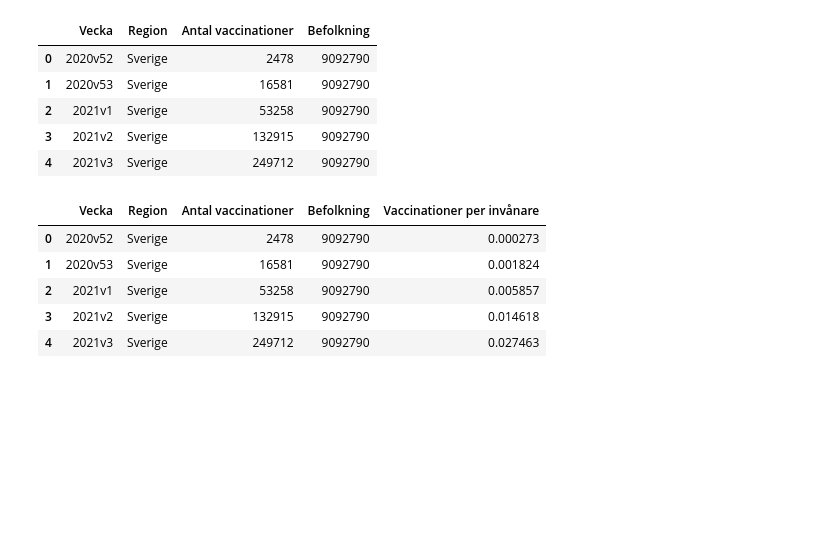
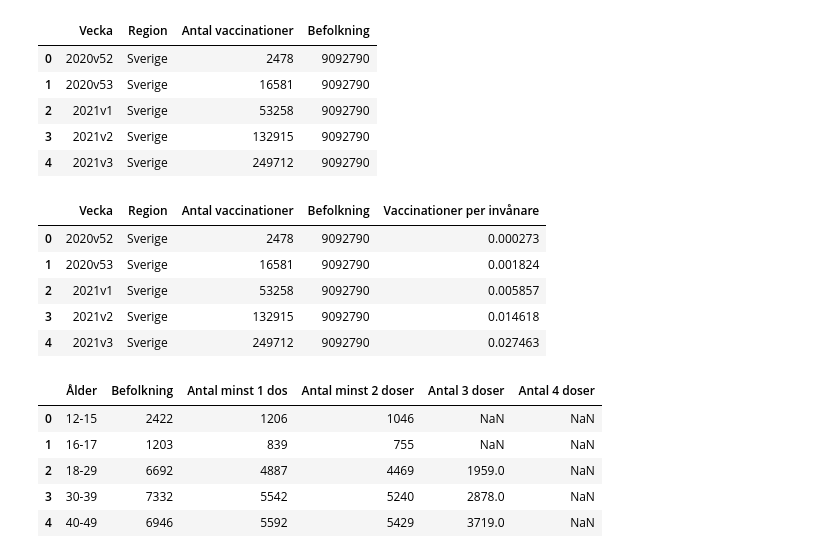
Before and after one commit to Andreas-Svensson/data_processing, a Jupyter notebook: Laboration_Covid19/E3_Data_KPI_Analysis.ipynb, the cells around one changed output. Saved outputs shown, nothing was run; the diff lists cells and outputs as text; code cells hidden in the pictures; blank space fills up the shorter version.

```diff
--- a/Laboration_Covid19/E3_Data_KPI_Analysis.ipynb
+++ b/Laboration_Covid19/E3_Data_KPI_Analysis.ipynb
@@ -141,3 +141,17 @@ df_vaccinationer.head()
 # %%
 # Antal vaccinationer per invånare per län per vecka (baserat på befolkningsmängd 27 okt 2022)
 px.line(df_vaccinationer, x = "Vecka", y = "Vaccinationer per invånare", color = "Region")
+# %%
+file_path = "Data/Folkhalsomyndigheten_Covid19_Vaccine.xlsx"
+sheet_name = "Vaccinerade kommun och ålder"
+
+df_antal = pd.read_excel(file_path, sheet_name = sheet_name, usecols = "E:J")
+
+df_antal.head()
+# %% [output]
+|  | Ålder | Befolkning | Antal minst 1 dos | Antal minst 2 doser | Antal 3 doser | Antal 4 doser |
+| 0 | 12-15 | 2422 | 1206 | 1046 | NaN | NaN |
+| 1 | 16-17 | 1203 | 839 | 755 | NaN | NaN |
+| 2 | 18-29 | 6692 | 4887 | 4469 | 1959.0 | NaN |
+| 3 | 30-39 | 7332 | 5542 | 5240 | 2878.0 | NaN |
+| 4 | 40-49 | 6946 | 5592 | 5429 | 3719.0 | NaN |
```
Also changed, not shown: parts of 4 cells of this notebook.
